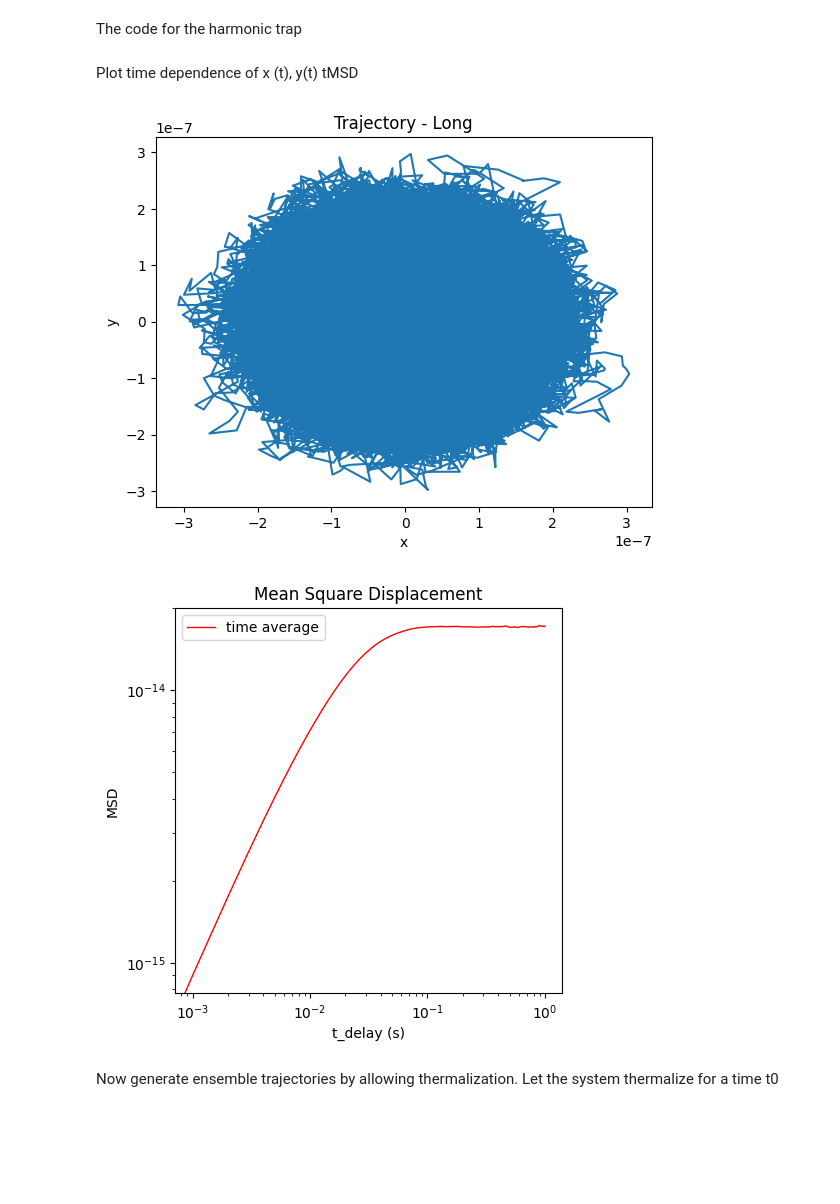
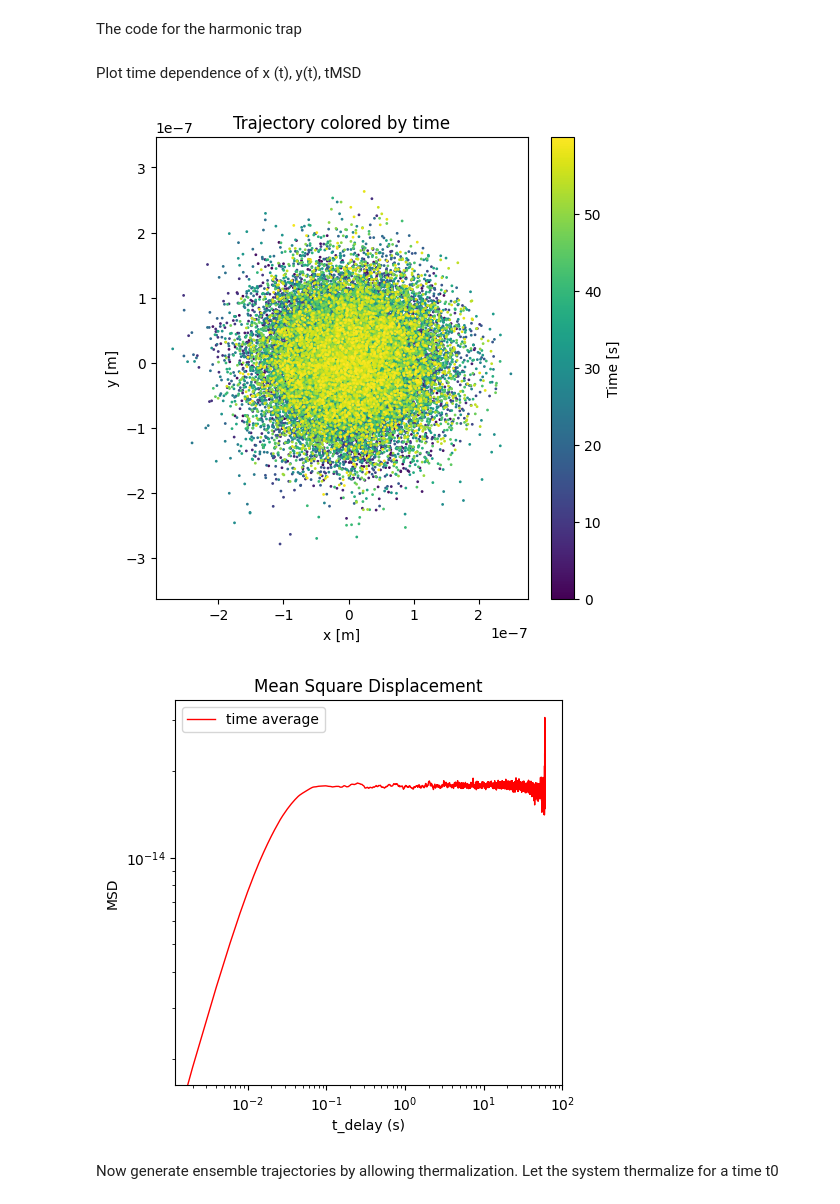
Before and after one commit to NickNorizadeh-cmd/Simulation-Of-Complex-Systems, a Jupyter notebook: HW2/HW2_Task2_Mytest.ipynb, the cells around one changed output. Saved outputs shown, nothing was run; the diff lists cells and outputs as text; code cells hidden in the pictures; blank space fills up the shorter version.

Commit message:
1000 trajectories fav good plots

```diff
--- a/HW2/HW2_Task2_Mytest.ipynb
+++ b/HW2/HW2_Task2_Mytest.ipynb
@@ -7,7 +7,9 @@ import matplotlib.pyplot as plt
 R = 1e-6  # Radius of the Brownian particle [m].
 eta = 1e-3  # Viscosity of the medium.
 gamma = 6 * np.pi * R * eta  # Drag coefficient of the medium.
-kBT = 4.11e-21  # kB*T at room temperature [J].
+kB = 1.380e-23  # Boltzmann constant [J/K].
+T = 300  # Temperature [K].
+kBT = kB*T  # kB*T at room temperature [J].
 D = kBT / gamma  # Diffusion constant [m^2 / s].
 # %%
 import math
@@ -72,20 +74,24 @@ The code for the harmonic trap
 import numpy as np
 k = 1e-6  # Trapping stiffness [N/m].
 
-dt = 1e-3  # Time step [s]. For viscous simulation.
+dt = 2e-3  # Time step [s]. For viscous simulation.
 
 # Coefficients for the finite difference solution.
 c_noise = np.sqrt(2 * D * dt)
 c_trap = k / gamma * dt
 
 # Simulation for tMSD. Long trajectory with 1e+6 points.
-N_steps_t = int(1e+6)
+N_steps_t = int(3e+4) # Will give 60s of simulation.
+#N_steps_t = int(18e+4) # Will give 360s of simulation.
+
 duration_t = N_steps_t * dt  # Total time [s].
 
 # Simulation for eMSD. 1e+3 trajectories with 1e+3 points each.
-N_steps_e = int(1e+3)
+N_steps_e = int(3e+4) # Will give 60s of simulation.
+#N_steps_e = int(18e+4) # Will give 360s of simulation.
+
 duration_e = N_steps_e * dt  # Total time [s].
-N_traj = 1000
+N_traj = 1000 # N_e - ensemble trajectories.
 
 x0 = 0  # Initial position [m].
 y0 = 0  # Initial position [m].
@@ -108,7 +114,7 @@ for n in range(N_steps_t - 1):
     y_t[n + 1] = y_t[n] - c_trap * y_t[n] + c_noise * rn_t_y[n]
 
 # Build the time dependence.
-t_t = dt * np.arange(N_steps_t)
+t_t = dt * np.arange(N_steps_t) # Should I use t_t for later for plotting?
 
 # Calculate tMSD
 tmsd = tMSD_2d(x_t,y_t, L=N_steps_e)  # Note: L=N_steps_e.
@@ -116,28 +122,29 @@ tmsd = tMSD_2d(x_t,y_t, L=N_steps_e)  # Note: L=N_steps_e.
 # Define the time dependence for tMSD (and later eMSD)
 t_delay = dt * np.arange(N_steps_e)
 # %% [markdown]
-Plot time dependence of x (t), y(t) tMSD
+Plot time dependence of x (t), y(t), tMSD
 # %%
-import matplotlib.pyplot as plt
-plt.figure()
-plt.plot(x_t,y_t)
-plt.title('Trajectory - Long')
-plt.xlabel('x')
-plt.ylabel('y')
+plt.figure(figsize=(6,6))
+plt.scatter(x_t, y_t, c=t_t, cmap='viridis', s=1)
+plt.title('Trajectory colored by time')
+plt.xlabel('x [m]')
+plt.ylabel('y [m]')
+plt.axis('equal')
+plt.colorbar(label='Time [s]')
 plt.show()
 
 
 plt.figure(figsize=(5,5))
 plt.loglog(t_delay, tmsd, '-', color='r', linewidth=1,
          label='time average')
 plt.legend()
 plt.title('Mean Square Displacement')
 plt.xlabel('t_delay (s)')
 plt.ylabel('MSD')
 plt.show()
 # %% [output]
-[figure, old version]
+[figure, new version]
-[figure, old version]
+[figure, new version]
 # %% [markdown]
 Now generate ensemble trajectories by allowing thermalization. Let the system thermalize for a time t0
 # %%
```
Also changed, not shown: parts of 3 cells of this notebook, 1 other file.
